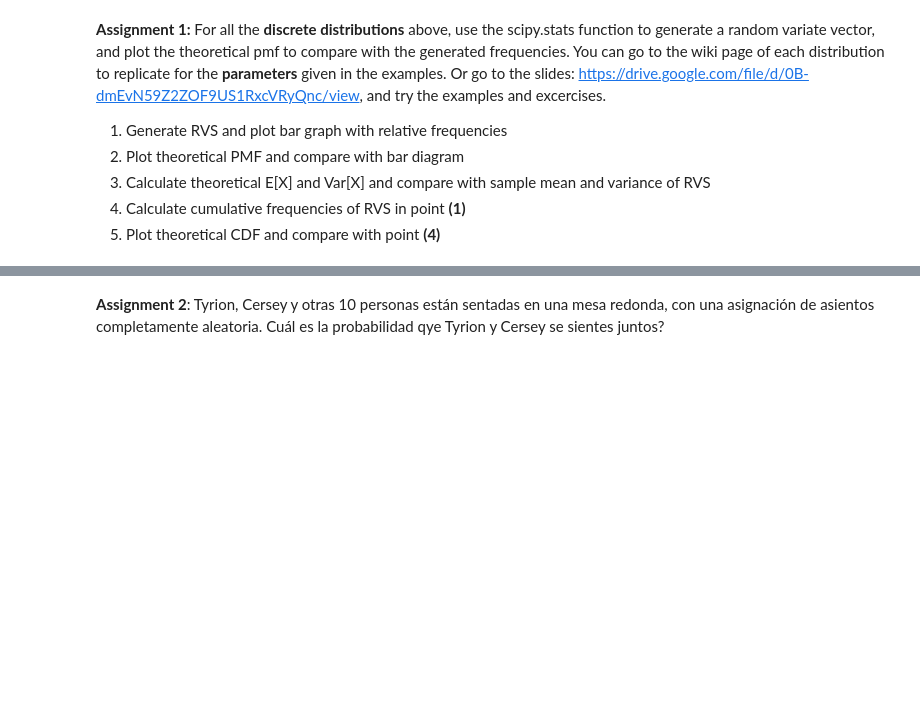
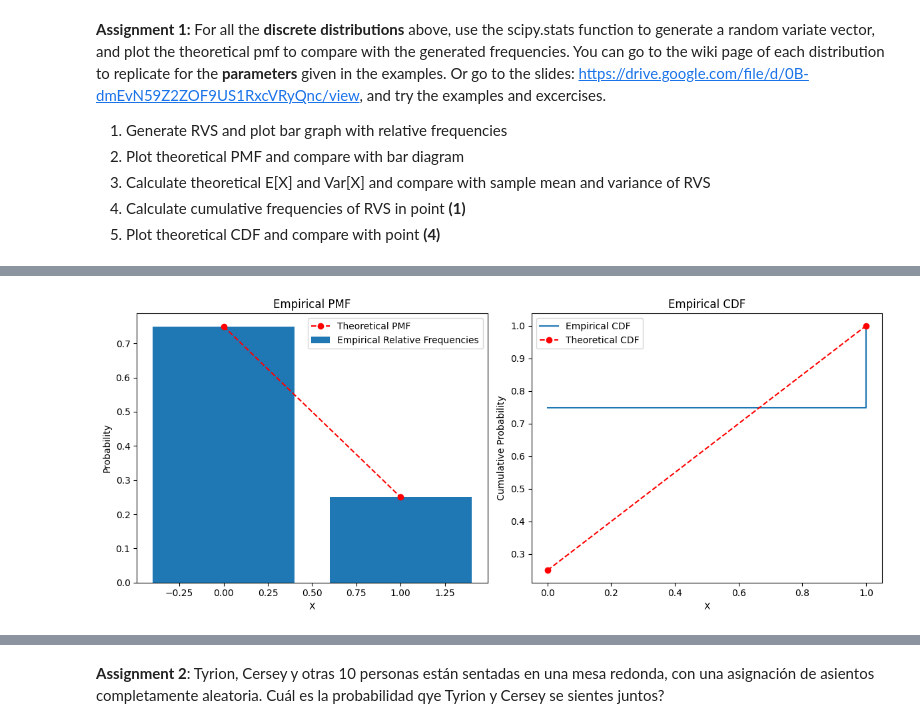
Before and after one commit to CHACHO617/Taller1ModelosYSimulacoin, a Jupyter notebook: Taller 5.ipynb, the cells around one changed output, grey strips where cells are left out. Drawn from its saved outputs; the diff is of its cells as text; code cells hidden in the pictures; blank space fills up the shorter version.

```diff
--- a/Taller 5.ipynb
+++ b/Taller 5.ipynb
@@ -695,0 +786,79 @@ print (xcdf1)
+# %%
+#BERNOULLI
+
+import numpy as np
+import matplotlib.pyplot as plt
+
+def bernoulli(p=0.5):
+    if np.random.rand() < p:
+        return 1  # Success
+    else:
+        return 0  # Failure
+
+#Punto 1 ------------------------------------------------------
+
+# Generate Random Variates (RVS) and plot bar graph with relative frequencies
+size = 10000
+p = 0.25
+RVS = [bernoulli(p) for i in range(size)]
+unique, counts = np.unique(RVS, return_counts=True)
+
+# Plot empirical Relative Frequencies
+plt.figure(figsize=(12, 5))
+
+plt.subplot(1, 2, 1)
+plt.bar(unique, counts / size, label='Empirical Relative Frequencies')
+plt.xlabel('X')
+plt.ylabel('Probability')
+plt.title('Empirical PMF')
+
+#Punto 2 ------------------------------------------------------
+
+# Plot theoretical PMF and compare with bar diagram
+x_theoretical = np.array([0, 1])
+px_theoretical = np.array([1-p, p])  # Assuming p=0.3
+plt.plot(x_theoretical, px_theoretical, '--ro', label='Theoretical PMF')
+
+
+
+#Punto 3 ------------------------------------------------------
+# Calculate theoretical E[X] and Var[X] and compare with sample mean and variance of RVS
+theoretical_mean = p
+theoretical_variance = p * (1 - p)
+
+sample_mean = np.mean(RVS)
+sample_variance = np.var(RVS)
+
+print(f'Theoretical Mean: {theoretical_mean}, Sample Mean: {sample_mean}')
+print(f'Theoretical Variance: {theoretical_variance}, Sample Variance: {sample_variance}')
+
+# Add labels and legend for the first subplot
+plt.legend()
+
+#Punto 4 ------------------------------------------------------
+# Calculate cumulative frequencies of RVS
+cumulative_counts = np.cumsum(counts / size)
+
+
+#Punto 5 ------------------------------------------------------
+# Plot empirical CDF
+plt.subplot(1, 2, 2)
+plt.step(unique, cumulative_counts, label='Empirical CDF', where='post')
+plt.xlabel('X')
+plt.ylabel('Cumulative Probability')
+plt.title('Empirical CDF')
+
+# Plot theoretical CDF
+x_cdf_theoretical = np.array([0, 1])
+cdf_theoretical = np.array([p, 1])  # Assuming p=0.3
+plt.plot(x_cdf_theoretical, cdf_theoretical, '--ro', label='Theoretical CDF')
+
+# Add labels and legend for the second subplot
+plt.legend()
+
+# Adjust layout for better visualization
+plt.tight_layout()
+
+# Display the plots
+plt.show()
+# %% [output]
@@ -695,0 +867 @@ print (xcdf1)
+[figure, added]
```
Also changed, not shown: parts of 18 cells of this notebook.
